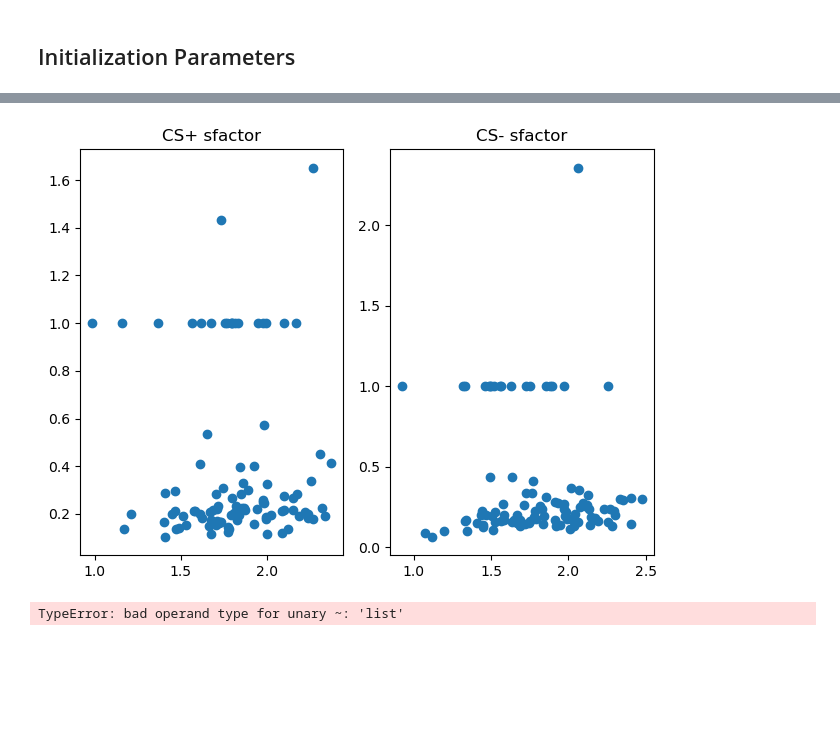
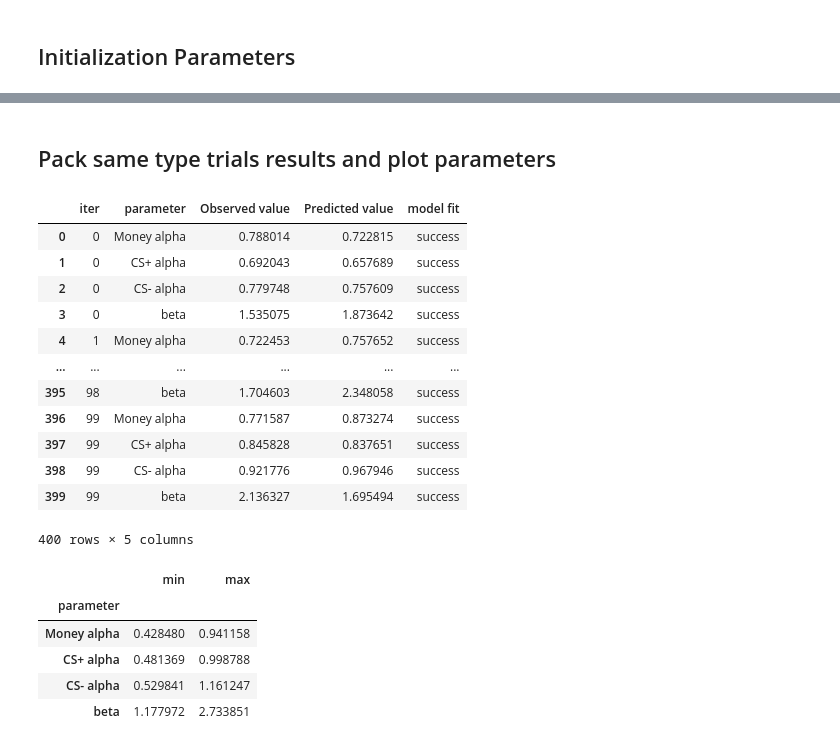
Before and after one commit to ffviana/nutreconDrive, a Jupyter notebook: 3. Analysis/nutrecon_simulation.ipynb, the cells around one changed output, grey strips where cells are left out. Cells and saved outputs as stored; diff of their text form; code cells hidden in the pictures; blank space fills up the shorter version.

```diff
--- a/3. Analysis/nutrecon_simulation.ipynb
+++ b/3. Analysis/nutrecon_simulation.ipynb
@@ -819,17 +911,52 @@ plt.tight_layout()
-# %%
-fig, ax = plt.subplots(ncols = 2)
-titles = ['CS+ sfactor', 'CS- sfactor']
-
-for p in range(2):
-    alphas = mt_pars[p,:]
-    est_alphas = mt_estPars[p,:]
-    ax[p].scatter(alphas, est_alphas)
-    ax[p].set_title(titles[p])
-
-plt.tight_layout()
-# %% [output]
-[figure, removed]
-# %%
-mt_estPars[flags,:]
-# %% [output]
-TypeError: bad operand type for unary ~: 'list'
+# %% [markdown]
+## Pack same type trials results and plot parameters
+# %%
+st_success_df = pd.DataFrame(['success' if p else 'failed' for p in st_flags ], columns = ['model fit'])
+st_success_df.index.name = 'iter'
+
+if x0 == x0_6params:
+    st_params_colNames = ['Money alpha', 'CS+ alpha', 'CS- alpha',
+                      'beta']
+else:
+    st_params_colNames = ['Money alpha', 'CS+ alpha', 'CS- alpha',
+                      'Money beta', 'CS+ ST beta', 'CS- ST beta']
+
+
+st_params_df = pd.DataFrame(st_pars).T
+st_params_df.columns= st_params_colNames
+st_params_df.index.name = 'iter'
+st_params_df = st_params_df.reset_index().melt(id_vars = 'iter', var_name = 'parameter', value_name = 'Observed value')
+
+
+st_estParams_df = pd.DataFrame(st_estPars).T
+st_estParams_df.columns= st_params_colNames
+st_estParams_df.index.name = 'iter'
+st_estParams_df = st_estParams_df.reset_index().melt(id_vars = 'iter', var_name = 'parameter', value_name = 'Predicted value')
+
+st_po_df = st_params_df.merge(st_estParams_df, on= ['iter','parameter'])
+st_po_df = st_po_df.merge(st_success_df.reset_index(),on='iter')
+st_po_df
+# %% [output]
+|  | iter | parameter | Observed value | Predicted value | model fit |
+| 0 | 0 | Money alpha | 0.788014 | 0.722815 | success |
+| 1 | 0 | CS+ alpha | 0.692043 | 0.657689 | success |
+| 2 | 0 | CS- alpha | 0.779748 | 0.757609 | success |
+| 3 | 0 | beta | 1.535075 | 1.873642 | success |
+| 4 | 1 | Money alpha | 0.722453 | 0.757652 | success |
+| ... | ... | ... | ... | ... | ... |
+| 395 | 98 | beta | 1.704603 | 2.348058 | success |
+| 396 | 99 | Money alpha | 0.771587 | 0.873274 | success |
+| 397 | 99 | CS+ alpha | 0.845828 | 0.837651 | success |
+| 398 | 99 | CS- alpha | 0.921776 | 0.967946 | success |
+| 399 | 99 | beta | 2.136327 | 1.695494 | success |
+400 rows × 5 columns
+# %%
+st_pars_minMax = st_po_df[['parameter', 'Observed value']].groupby('parameter').describe().droplevel(0,axis = 1)[['min','max']].reindex(st_params_colNames)
+st_pars_minMax
+# %% [output]
+|  | min | max |
+| parameter |  |  |
+| Money alpha | 0.428480 | 0.941158 |
+| CS+ alpha | 0.481369 | 0.998788 |
+| CS- alpha | 0.529841 | 1.161247 |
+| beta | 1.177972 | 2.733851 |
```
Also changed, not shown: parts of 23 cells of this notebook.
